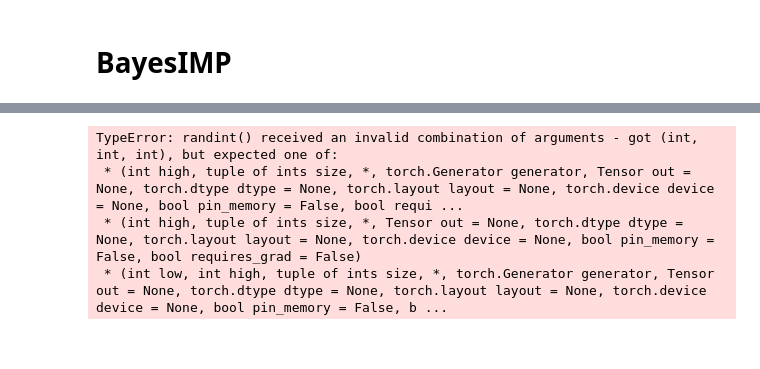
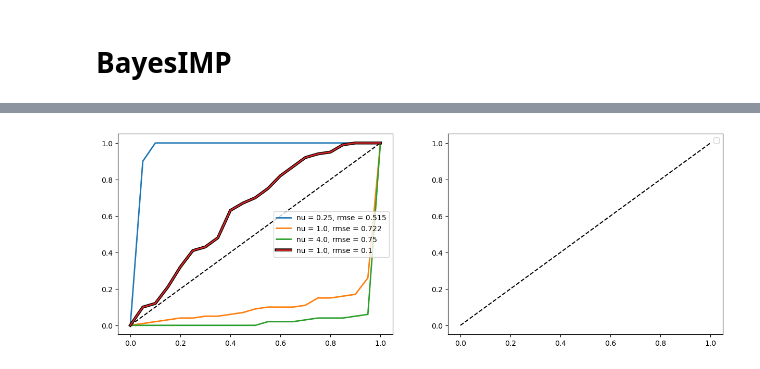
Before and after one commit to HWDance/impspec, a Jupyter notebook: experiments/notebooks/Abelation.ipynb, the cells around one changed output, grey strips where cells are left out. Drawn from its saved outputs; the diff is of its cells as text; code cells hidden in the pictures.

Commit message:
Added CBO code and added in average causal effects for causalklgp

```diff
--- a/experiments/notebooks/Abelation.ipynb
+++ b/experiments/notebooks/Abelation.ipynb
@@ -485,38 +431,31 @@ plt.show()
 # %%
 # Getting calibration plots
 outline=mpe.withStroke(linewidth=4, foreground='black')
 def _round(x, n):
     return int(x*10**n)/10**n
 
 fig, axs = plt.subplots(1,2,figsize = (15,5))
 levels = torch.linspace(0,1,21)[:,None]
 z_quantiles = Normal(0, 1).icdf(1-(1-levels)/2)
 axs[0].plot(levels, levels, ls = "dashed", color = "black")
 axs[1].plot(levels, levels, ls = "dashed", color = "black")
 
 for k in range(len(nulist)):
 
     # getting post mean predictions
     mean = Bayesimp_mu[k]
-    var = Bayesimp_var[k][:,None]
-    var_noise = Bayesimp_var_noise[k][:,None]
+    var = Bayesimp_var[k]
+    var_noise = Bayesimp_var_noise[k]
 
     # Restricting to in sample distribution
     inds = ((doA[:,0]<=1)*(doA[:,0]>=0))
 
     posterior_fraction_f = ((EYdoA[inds] - mean[inds]).abs() <= var[inds]**0.5 @ z_quantiles.T).float().mean(0)
     posterior_fraction_y = ((YdoA[inds,None] - mean[inds]).abs() <= var_noise[inds]**0.5 @ z_quantiles.T).float().mean(0)
     rmse = ((EYdoA[inds] - mean[inds])**2).mean()**0.5
 
     axs[0].plot(levels,posterior_fraction_f, label = "nu = {0}, rmse = {1}".format(_round(nulist[k],3), _round(rmse,3)), lw = 2, path_effects = [outline]*(k == len(nulist)-1))
-    axs[1].plot(levels,posterior_fraction_y, label = "nu = {0}, rmse = {1}".format(_round(nulist[k],3), _round(rmse,3)),lw = 2, path_effects = [outline]*(k == len(nulist)-1))
     axs[0].legend()
     axs[1].legend()
+# %% [output]
+[figure, added]
-# %%
-import torch
-[torch.randint(0, 2, 2) for _ in range(3)]
-# %% [output]
-TypeError: randint() received an invalid combination of arguments - got (int, int, int), but expected one of:
- * (int high, tuple of ints size, *, torch.Generator generator, Tensor out = None, torch.dtype dtype = None, torch.layout layout = None, torch.device device = None, bool pin_memory = False, bool requi ...
- * (int high, tuple of ints size, *, Tensor out = None, torch.dtype dtype = None, torch.layout layout = None, torch.device device = None, bool pin_memory = False, bool requires_grad = False)
- * (int low, int high, tuple of ints size, *, torch.Generator generator, Tensor out = None, torch.dtype dtype = None, torch.layout layout = None, torch.device device = None, bool pin_memory = False, b ...
```
Also changed, not shown: parts of 16 cells of this notebook, 9 other files.
